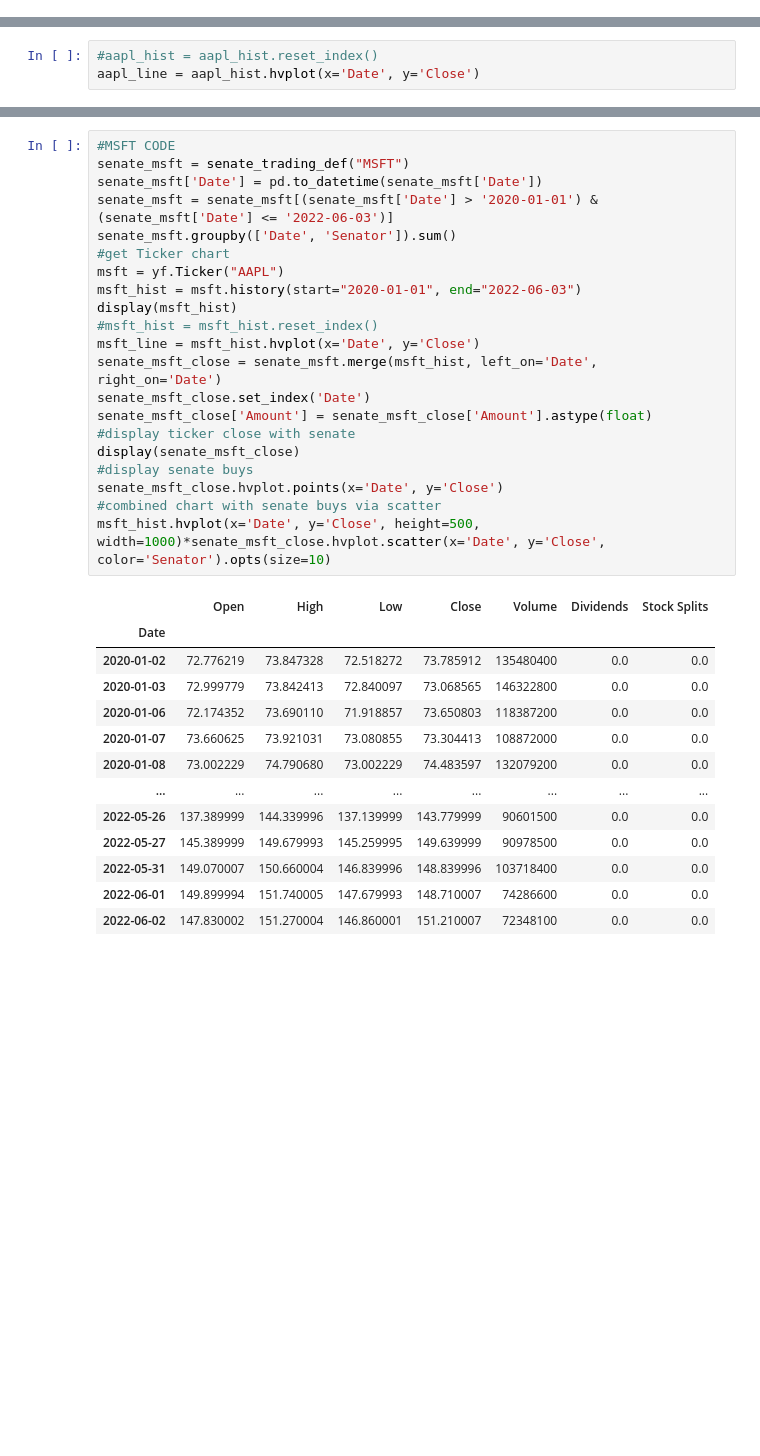
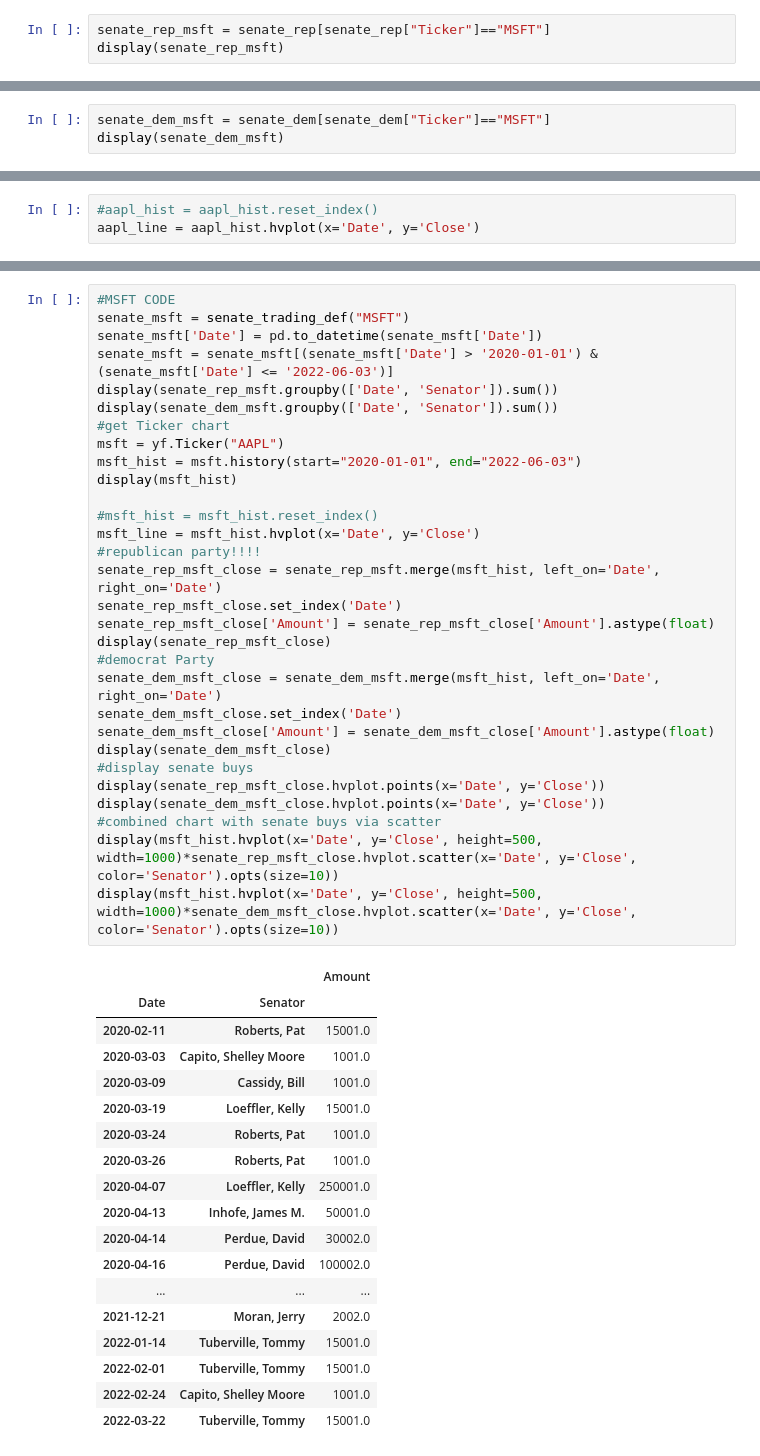
Before and after one commit to Loudju/Fintech_Project1_Politician_stock_trading, a Jupyter notebook: senate_trades.ipynb, the cells around one changed output, grey strips where cells are left out. Saved outputs shown, nothing was run; the diff lists cells and outputs as text; blank space fills up the shorter version.

```diff
--- a/senate_trades.ipynb
+++ b/senate_trades.ipynb
@@ -102,0 +124,3 @@ display(senate_dem_aapl)
+# %%
+senate_rep_msft = senate_rep[senate_rep["Ticker"]=="MSFT"]
+display(senate_rep_msft)
@@ -102,0 +145,3 @@ display(senate_dem_aapl)
+# %%
+senate_dem_msft = senate_dem[senate_dem["Ticker"]=="MSFT"]
+display(senate_dem_msft)
@@ -253,35 +487,49 @@ aapl_hist.hvplot(x='Date', y='Close', height=500, width=1000)*senate_aapl_close.
 # %%
 #MSFT CODE
 senate_msft = senate_trading_def("MSFT")
 senate_msft['Date'] = pd.to_datetime(senate_msft['Date'])
 senate_msft = senate_msft[(senate_msft['Date'] > '2020-01-01') & (senate_msft['Date'] <= '2022-06-03')]
-senate_msft.groupby(['Date', 'Senator']).sum()
+display(senate_rep_msft.groupby(['Date', 'Senator']).sum())
+display(senate_dem_msft.groupby(['Date', 'Senator']).sum())
 #get Ticker chart
 msft = yf.Ticker("AAPL")
 msft_hist = msft.history(start="2020-01-01", end="2022-06-03")
 display(msft_hist)
+
 #msft_hist = msft_hist.reset_index()
 msft_line = msft_hist.hvplot(x='Date', y='Close')
-senate_msft_close = senate_msft.merge(msft_hist, left_on='Date', right_on='Date')
-senate_msft_close.set_index('Date')
-senate_msft_close['Amount'] = senate_msft_close['Amount'].astype(float)
-#display ticker close with senate
-display(senate_msft_close)
+#republican party!!!!
+senate_rep_msft_close = senate_rep_msft.merge(msft_hist, left_on='Date', right_on='Date')
+senate_rep_msft_close.set_index('Date')
+senate_rep_msft_close['Amount'] = senate_rep_msft_close['Amount'].astype(float)
+display(senate_rep_msft_close)
+#democrat Party
+senate_dem_msft_close = senate_dem_msft.merge(msft_hist, left_on='Date', right_on='Date')
+senate_dem_msft_close.set_index('Date')
+senate_dem_msft_close['Amount'] = senate_dem_msft_close['Amount'].astype(float)
+display(senate_dem_msft_close)
 #display senate buys
-senate_msft_close.hvplot.points(x='Date', y='Close')
+display(senate_rep_msft_close.hvplot.points(x='Date', y='Close'))
+display(senate_dem_msft_close.hvplot.points(x='Date', y='Close'))
 #combined chart with senate buys via scatter
-msft_hist.hvplot(x='Date', y='Close', height=500, width=1000)*senate_msft_close.hvplot.scatter(x='Date', y='Close', color='Senator').opts(size=10)
+display(msft_hist.hvplot(x='Date', y='Close', height=500, width=1000)*senate_rep_msft_close.hvplot.scatter(x='Date', y='Close', color='Senator').opts(size=10))
+display(msft_hist.hvplot(x='Date', y='Close', height=500, width=1000)*senate_dem_msft_close.hvplot.scatter(x='Date', y='Close', color='Senator').opts(size=10))
 # %% [output]
-|  | Open | High | Low | Close | Volume | Dividends | Stock Splits |
-| Date |  |  |  |  |  |  |  |
-| 2020-01-02 | 72.776219 | 73.847328 | 72.518272 | 73.785912 | 135480400 | 0.0 | 0.0 |
-| 2020-01-03 | 72.999779 | 73.842413 | 72.840097 | 73.068565 | 146322800 | 0.0 | 0.0 |
-| 2020-01-06 | 72.174352 | 73.690110 | 71.918857 | 73.650803 | 118387200 | 0.0 | 0.0 |
-| 2020-01-07 | 73.660625 | 73.921031 | 73.080855 | 73.304413 | 108872000 | 0.0 | 0.0 |
-| 2020-01-08 | 73.002229 | 74.790680 | 73.002229 | 74.483597 | 132079200 | 0.0 | 0.0 |
-| ... | ... | ... | ... | ... | ... | ... | ... |
-| 2022-05-26 | 137.389999 | 144.339996 | 137.139999 | 143.779999 | 90601500 | 0.0 | 0.0 |
-| 2022-05-27 | 145.389999 | 149.679993 | 145.259995 | 149.639999 | 90978500 | 0.0 | 0.0 |
-| 2022-05-31 | 149.070007 | 150.660004 | 146.839996 | 148.839996 | 103718400 | 0.0 | 0.0 |
-| 2022-06-01 | 149.899994 | 151.740005 | 147.679993 | 148.710007 | 74286600 | 0.0 | 0.0 |
-| 2022-06-02 | 147.830002 | 151.270004 | 146.860001 | 151.210007 | 72348100 | 0.0 | 0.0 |
+|  |  | Amount |
+| Date | Senator |  |
+| 2020-02-11 | Roberts, Pat | 15001.0 |
+| 2020-03-03 | Capito, Shelley Moore | 1001.0 |
+| 2020-03-09 | Cassidy, Bill | 1001.0 |
+| 2020-03-19 | Loeffler, Kelly | 15001.0 |
+| 2020-03-24 | Roberts, Pat | 1001.0 |
+| 2020-03-26 | Roberts, Pat | 1001.0 |
+| 2020-04-07 | Loeffler, Kelly | 250001.0 |
+| 2020-04-13 | Inhofe, James M. | 50001.0 |
+| 2020-04-14 | Perdue, David | 30002.0 |
+| 2020-04-16 | Perdue, David | 100002.0 |
+| ... | ... | ... |
+| 2021-12-21 | Moran, Jerry | 2002.0 |
+| 2022-01-14 | Tuberville, Tommy | 15001.0 |
+| 2022-02-01 | Tuberville, Tommy | 15001.0 |
+| 2022-02-24 | Capito, Shelley Moore | 1001.0 |
+| 2022-03-22 | Tuberville, Tommy | 15001.0 |
```
Also changed, not shown: parts of 21 cells of this notebook.
